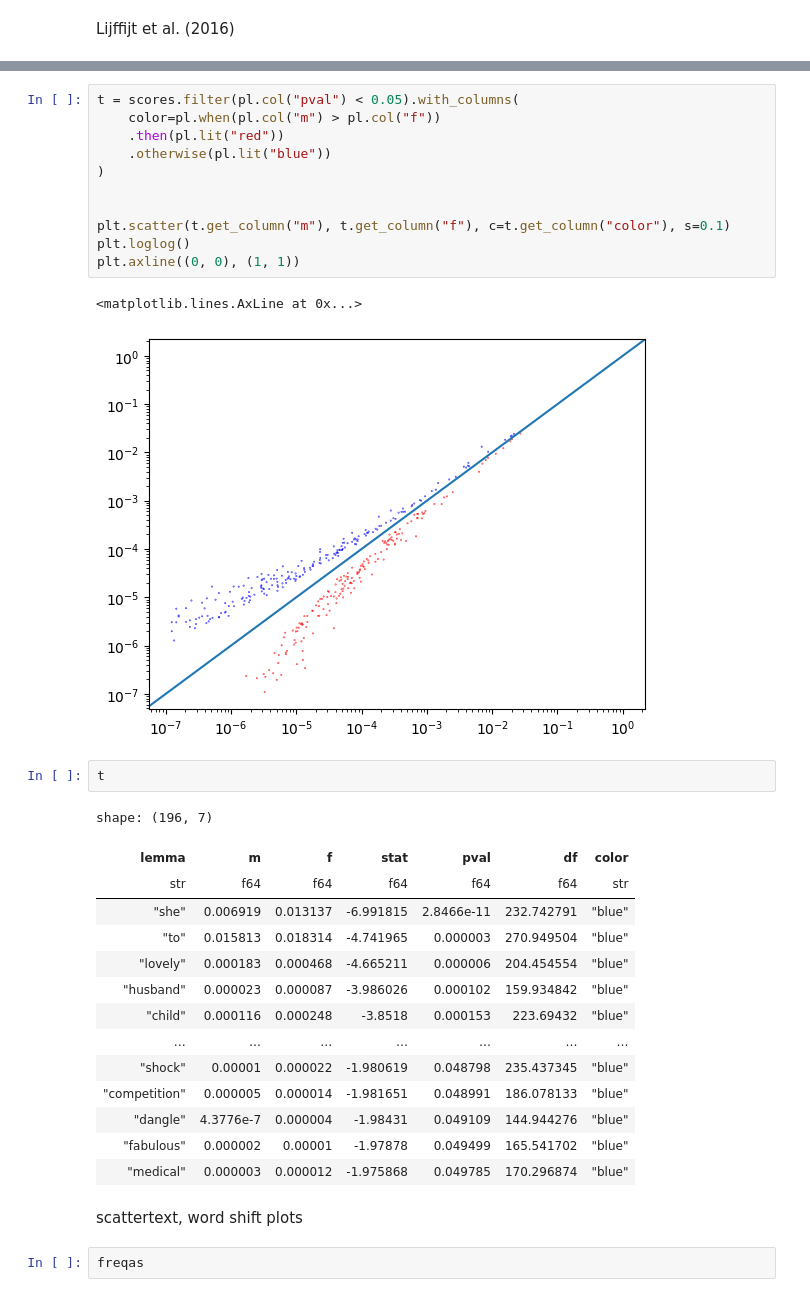
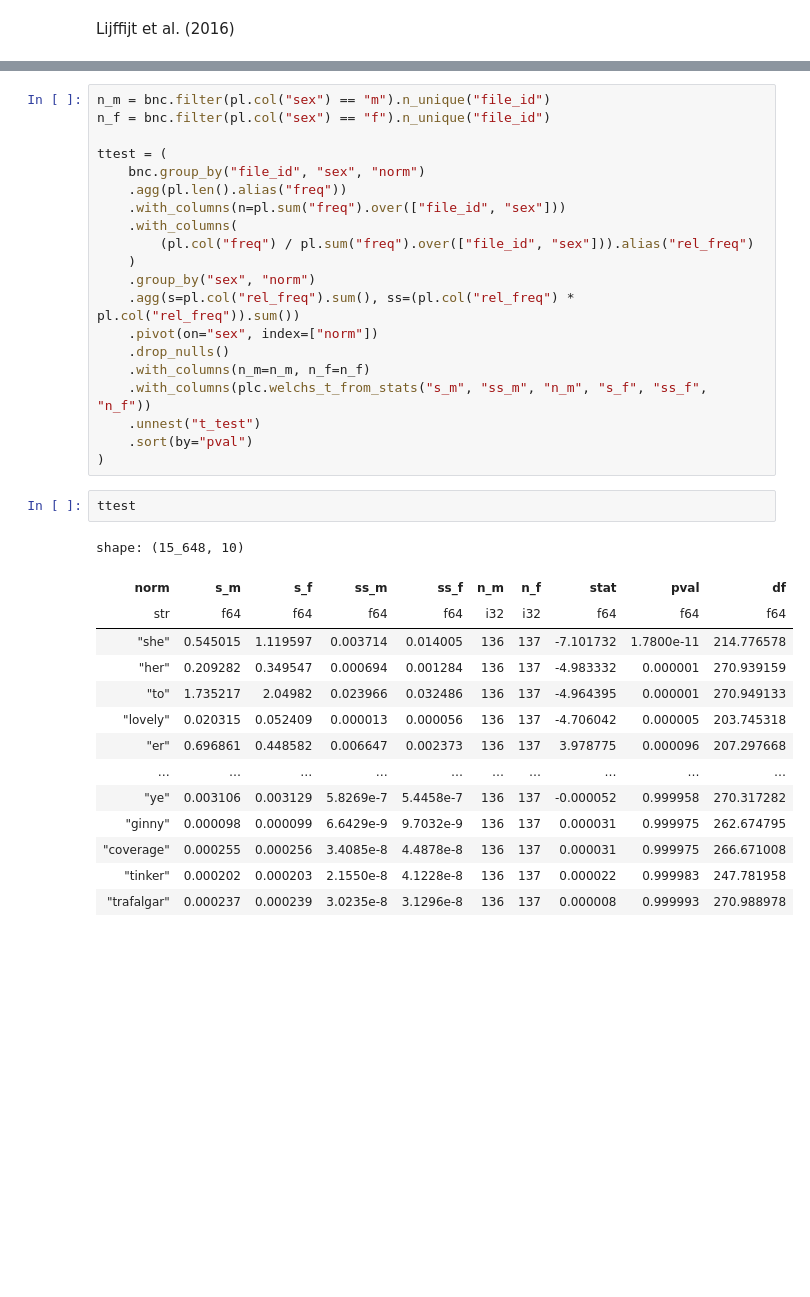
Before and after one commit to rmalouf/polars_corpus, a Jupyter notebook: examples/keywords.ipynb, the cells around one changed output, grey strips where cells are left out. Cells and saved outputs as stored; diff of their text form; blank space fills up the shorter version.

```diff
--- a/examples/keywords.ipynb
+++ b/examples/keywords.ipynb
@@ -198,35 +201,37 @@ shape: (6_758, 6)
-# %%
-t = scores.filter(pl.col("pval") < 0.05).with_columns(
-    color=pl.when(pl.col("m") > pl.col("f"))
-    .then(pl.lit("red"))
-    .otherwise(pl.lit("blue"))
-)
-
-
-plt.scatter(t.get_column("m"), t.get_column("f"), c=t.get_column("color"), s=0.1)
-plt.loglog()
-plt.axline((0, 0), (1, 1))
-# %% [output]
-<matplotlib.lines.AxLine at 0x...>
-[figure, removed]
-# %%
-t
-# %% [output]
-shape: (196, 7)
-| lemma | m | f | stat | pval | df | color |
-| str | f64 | f64 | f64 | f64 | f64 | str |
-| "she" | 0.006919 | 0.013137 | -6.991815 | 2.8466e-11 | 232.742791 | "blue" |
-| "to" | 0.015813 | 0.018314 | -4.741965 | 0.000003 | 270.949504 | "blue" |
-| "lovely" | 0.000183 | 0.000468 | -4.665211 | 0.000006 | 204.454554 | "blue" |
-| "husband" | 0.000023 | 0.000087 | -3.986026 | 0.000102 | 159.934842 | "blue" |
-| "child" | 0.000116 | 0.000248 | -3.8518 | 0.000153 | 223.69432 | "blue" |
-| … | … | … | … | … | … | … |
-| "shock" | 0.00001 | 0.000022 | -1.980619 | 0.048798 | 235.437345 | "blue" |
-| "competition" | 0.000005 | 0.000014 | -1.981651 | 0.048991 | 186.078133 | "blue" |
-| "dangle" | 4.3776e-7 | 0.000004 | -1.98431 | 0.049109 | 144.944276 | "blue" |
-| "fabulous" | 0.000002 | 0.00001 | -1.97878 | 0.049499 | 165.541702 | "blue" |
-| "medical" | 0.000003 | 0.000012 | -1.975868 | 0.049785 | 170.296874 | "blue" |
-# %% [markdown]
-scattertext, word shift plots
-# %%
-freqas
+# %%
+n_m = bnc.filter(pl.col("sex") == "m").n_unique("file_id")
+n_f = bnc.filter(pl.col("sex") == "f").n_unique("file_id")
+
+ttest = (
+    bnc.group_by("file_id", "sex", "norm")
+    .agg(pl.len().alias("freq"))
+    .with_columns(n=pl.sum("freq").over(["file_id", "sex"]))
+    .with_columns(
+        (pl.col("freq") / pl.sum("freq").over(["file_id", "sex"])).alias("rel_freq")
+    )
+    .group_by("sex", "norm")
+    .agg(s=pl.col("rel_freq").sum(), ss=(pl.col("rel_freq") * pl.col("rel_freq")).sum())
+    .pivot(on="sex", index=["norm"])
+    .drop_nulls()
+    .with_columns(n_m=n_m, n_f=n_f)
+    .with_columns(plc.welchs_t_from_stats("s_m", "ss_m", "n_m", "s_f", "ss_f", "n_f"))
+    .unnest("t_test")
+    .sort(by="pval")
+)
+# %%
+ttest
+# %% [output]
+shape: (15_648, 10)
+| norm | s_m | s_f | ss_m | ss_f | n_m | n_f | stat | pval | df |
+| str | f64 | f64 | f64 | f64 | i32 | i32 | f64 | f64 | f64 |
+| "she" | 0.545015 | 1.119597 | 0.003714 | 0.014005 | 136 | 137 | -7.101732 | 1.7800e-11 | 214.776578 |
+| "her" | 0.209282 | 0.349547 | 0.000694 | 0.001284 | 136 | 137 | -4.983332 | 0.000001 | 270.939159 |
+| "to" | 1.735217 | 2.04982 | 0.023966 | 0.032486 | 136 | 137 | -4.964395 | 0.000001 | 270.949133 |
+| "lovely" | 0.020315 | 0.052409 | 0.000013 | 0.000056 | 136 | 137 | -4.706042 | 0.000005 | 203.745318 |
+| "er" | 0.696861 | 0.448582 | 0.006647 | 0.002373 | 136 | 137 | 3.978775 | 0.000096 | 207.297668 |
+| … | … | … | … | … | … | … | … | … | … |
+| "ye" | 0.003106 | 0.003129 | 5.8269e-7 | 5.4458e-7 | 136 | 137 | -0.000052 | 0.999958 | 270.317282 |
+| "ginny" | 0.000098 | 0.000099 | 6.6429e-9 | 9.7032e-9 | 136 | 137 | 0.000031 | 0.999975 | 262.674795 |
+| "coverage" | 0.000255 | 0.000256 | 3.4085e-8 | 4.4878e-8 | 136 | 137 | 0.000031 | 0.999975 | 266.671008 |
+| "tinker" | 0.000202 | 0.000203 | 2.1550e-8 | 4.1228e-8 | 136 | 137 | 0.000022 | 0.999983 | 247.781958 |
+| "trafalgar" | 0.000237 | 0.000239 | 3.0235e-8 | 3.1296e-8 | 136 | 137 | 0.000008 | 0.999993 | 270.988978 |
```
Also changed, not shown: parts of 27 cells of this notebook, 13 other files.
